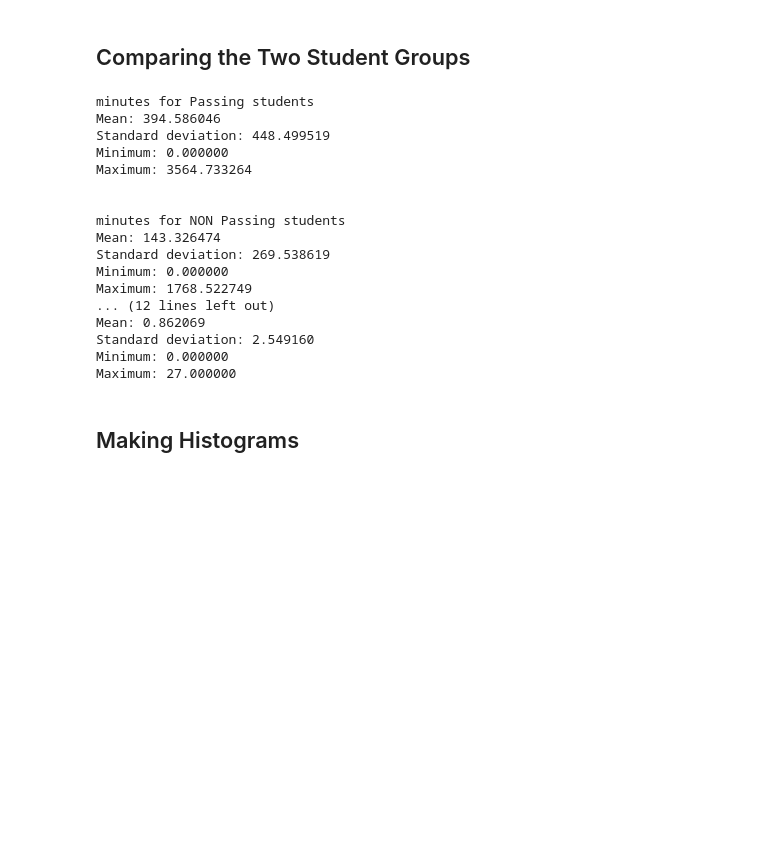
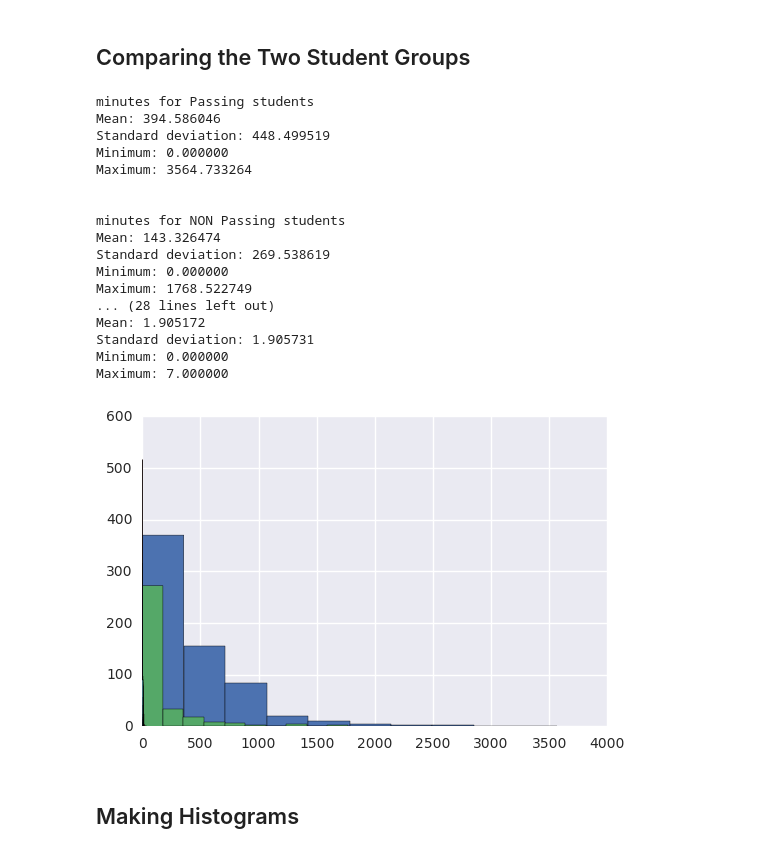
Before and after one commit to ulitosCoder/DataAnalysis, a Jupyter notebook: lesson01/L1_Starter_Code.ipynb, the cells around one changed output. Cells and saved outputs as stored; diff of their text form; code cells hidden in the pictures; blank space fills up the shorter version.

```diff
--- a/lesson01/L1_Starter_Code.ipynb
+++ b/lesson01/L1_Starter_Code.ipynb
@@ -373,13 +373,17 @@ def sum_grouped_data(grouped_data,field_name):
 
     return sumed_data
 
+%matplotlib inline
 import numpy as np
+import matplotlib.pyplot as plt
+
 def describe_results(total_grouped_values):
     total_values = total_grouped_values.values()
     print ('Mean: %f' % np.mean(total_values))
     print ('Standard deviation: %f' % np.std(total_values))
     print ('Minimum: %f' % np.min(total_values))
     print ('Maximum: %f' % np.max(total_values))
+    plt.hist(total_values)
 
 engagement_by_account = group_data(paid_engagement_in_first_week,'account_key')
 total_minutes_by_account = sum_grouped_data(engagement_by_account,'total_minutes_visited')
@@ -528,37 +535,53 @@ print '\n'
 
 total_minutes_by_non_pass_account = sum_grouped_data(non_passing_engagement_by_account,'total_minutes_visited')
 print 'minutes for NON Passing students'
 describe_results(total_minutes_by_non_pass_account)
+
 print '\n'
 print '\n'
 
 lessons_completed_by_pass_account = sum_grouped_data(passing_engagement_by_account,'lessons_completed')
 print 'lessons_completed for Passing students'
 describe_results(lessons_completed_by_pass_account)
 
 print '\n'
 
 lessons_completed_by_non_pass_account = sum_grouped_data(non_passing_engagement_by_account,'lessons_completed')
 print 'lessons_completed for NON Passing students'
 describe_results(lessons_completed_by_non_pass_account)
+
+
+print '\n'
+print '\n'
+
+days_visited_by_pass_account = sum_grouped_data(passing_engagement_by_account,'has_visited')
+print 'days_visited for Passing students'
+describe_results(days_visited_by_pass_account)
+
+print '\n'
+
+days_visited_by_non_pass_account = sum_grouped_data(non_passing_engagement_by_account,'has_visited')
+print 'days_visited for NON Passing students'
+describe_results(days_visited_by_non_pass_account)
 # %% [output]
 minutes for Passing students
 Mean: 394.586046
 Standard deviation: 448.499519
 Minimum: 0.000000
 Maximum: 3564.733264
 
 
 minutes for NON Passing students
 Mean: 143.326474
 Standard deviation: 269.538619
 Minimum: 0.000000
 Maximum: 1768.522749
-... (12 lines left out)
-Mean: 0.862069
-Standard deviation: 2.549160
+... (28 lines left out)
+Mean: 1.905172
+Standard deviation: 1.905731
 Minimum: 0.000000
-Maximum: 27.000000
+Maximum: 7.000000
+[figure, added]
 # %% [markdown]
 ## Making Histograms
 # %%
```
Also changed, not shown: parts of 4 cells of this notebook.
